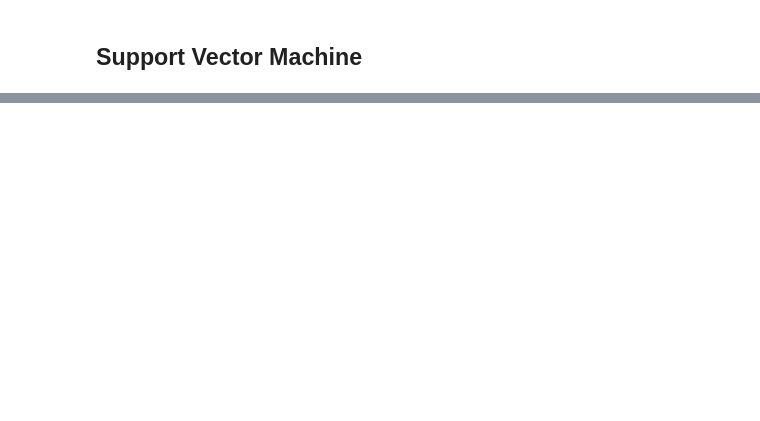
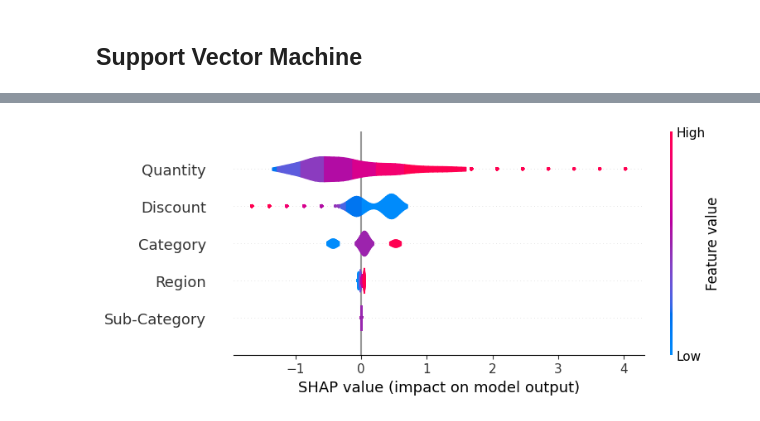
Before and after one commit to JohnG112358/DALI-Machine-Learning-Challenge, a Jupyter notebook: profitPrediction.ipynb, the cells around one changed output, grey strips where cells are left out. Saved outputs shown, nothing was run; the diff lists cells and outputs as text; code cells hidden in the pictures; blank space fills up the shorter version.

```diff
--- a/profitPrediction.ipynb
+++ b/profitPrediction.ipynb
@@ -235,0 +232,4 @@ The above cell shows the weights of our logistic regression model.  We see that
+# %%
+shap.plots.violin(shap_values, feature_names=["Region", "Category", "Sub-Category", "Quantity", "Discount"])
+# %% [output]
+[figure, added]
```
Also changed, not shown: parts of 60 cells of this notebook.
